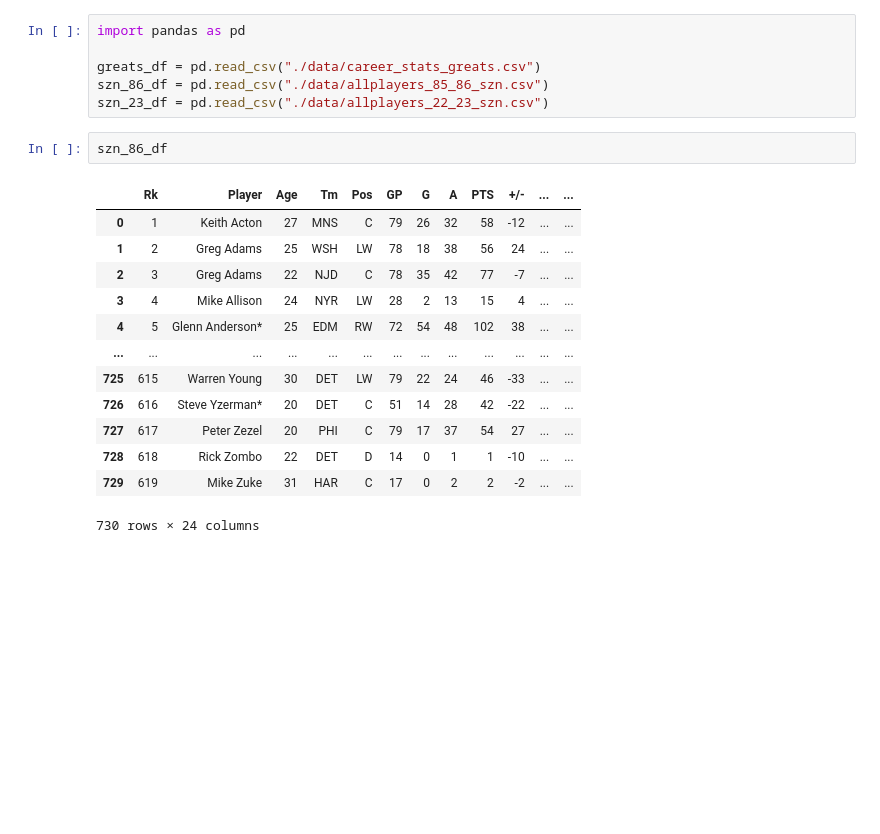
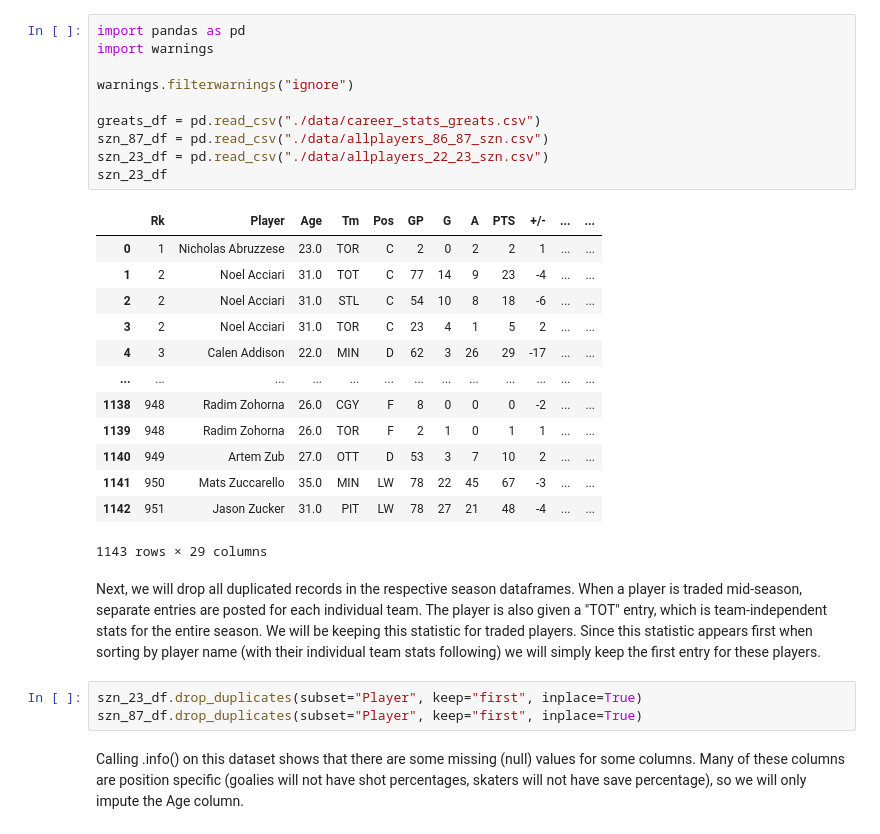
Before and after one commit to philbeet/How-Great-was-The-Great-One, a Jupyter notebook: main.ipynb, the cells around one changed output. Cells and saved outputs as stored; diff of their text form; blank space fills up the shorter version.

```diff
--- a/main.ipynb
+++ b/main.ipynb
@@ -1,22 +21,31 @@
 # %%
 import pandas as pd
+import warnings
+
+warnings.filterwarnings("ignore")
 
 greats_df = pd.read_csv("./data/career_stats_greats.csv")
-szn_86_df = pd.read_csv("./data/allplayers_85_86_szn.csv")
+szn_87_df = pd.read_csv("./data/allplayers_86_87_szn.csv")
 szn_23_df = pd.read_csv("./data/allplayers_22_23_szn.csv")
+szn_23_df
+# %% [output]
+|  | Rk | Player | Age | Tm | Pos | GP | G | A | PTS | +/- | ... | ... |
+| 0 | 1 | Nicholas Abruzzese | 23.0 | TOR | C | 2 | 0 | 2 | 2 | 1 | ... | ... |
+| 1 | 2 | Noel Acciari | 31.0 | TOT | C | 77 | 14 | 9 | 23 | -4 | ... | ... |
+| 2 | 2 | Noel Acciari | 31.0 | STL | C | 54 | 10 | 8 | 18 | -6 | ... | ... |
+| 3 | 2 | Noel Acciari | 31.0 | TOR | C | 23 | 4 | 1 | 5 | 2 | ... | ... |
+| 4 | 3 | Calen Addison | 22.0 | MIN | D | 62 | 3 | 26 | 29 | -17 | ... | ... |
+| ... | ... | ... | ... | ... | ... | ... | ... | ... | ... | ... | ... | ... |
+| 1138 | 948 | Radim Zohorna | 26.0 | CGY | F | 8 | 0 | 0 | 0 | -2 | ... | ... |
+| 1139 | 948 | Radim Zohorna | 26.0 | TOR | F | 2 | 1 | 0 | 1 | 1 | ... | ... |
+| 1140 | 949 | Artem Zub | 27.0 | OTT | D | 53 | 3 | 7 | 10 | 2 | ... | ... |
+| 1141 | 950 | Mats Zuccarello | 35.0 | MIN | LW | 78 | 22 | 45 | 67 | -3 | ... | ... |
+| 1142 | 951 | Jason Zucker | 31.0 | PIT | LW | 78 | 27 | 21 | 48 | -4 | ... | ... |
+1143 rows × 29 columns
-# %%
-szn_86_df
-# %% [output]
-|  | Rk | Player | Age | Tm | Pos | GP | G | A | PTS | +/- | ... | ... |
-| 0 | 1 | Keith Acton | 27 | MNS | C | 79 | 26 | 32 | 58 | -12 | ... | ... |
-| 1 | 2 | Greg Adams | 25 | WSH | LW | 78 | 18 | 38 | 56 | 24 | ... | ... |
-| 2 | 3 | Greg Adams | 22 | NJD | C | 78 | 35 | 42 | 77 | -7 | ... | ... |
-| 3 | 4 | Mike Allison | 24 | NYR | LW | 28 | 2 | 13 | 15 | 4 | ... | ... |
-| 4 | 5 | Glenn Anderson* | 25 | EDM | RW | 72 | 54 | 48 | 102 | 38 | ... | ... |
-| ... | ... | ... | ... | ... | ... | ... | ... | ... | ... | ... | ... | ... |
-| 725 | 615 | Warren Young | 30 | DET | LW | 79 | 22 | 24 | 46 | -33 | ... | ... |
-| 726 | 616 | Steve Yzerman* | 20 | DET | C | 51 | 14 | 28 | 42 | -22 | ... | ... |
-| 727 | 617 | Peter Zezel | 20 | PHI | C | 79 | 17 | 37 | 54 | 27 | ... | ... |
-| 728 | 618 | Rick Zombo | 22 | DET | D | 14 | 0 | 1 | 1 | -10 | ... | ... |
-| 729 | 619 | Mike Zuke | 31 | HAR | C | 17 | 0 | 2 | 2 | -2 | ... | ... |
-730 rows × 24 columns
+# %% [markdown]
+Next, we will drop all duplicated records in the respective season dataframes. When a player is traded mid-season, separate entries are posted for each individual team. The player is also given a "TOT" entry, which is team-independent stats for the entire season. We will be keeping this statistic for traded players. Since this statistic appears first when sorting by player name (with their individual team stats following) we will simply keep the first entry for these players.
+# %%
+szn_23_df.drop_duplicates(subset="Player", keep="first", inplace=True)
+szn_87_df.drop_duplicates(subset="Player", keep="first", inplace=True)
+# %% [markdown]
+Calling .info() on this dataset shows that there are some missing (null) values for some columns. Many of these columns are position specific (goalies will not have shot percentages, skaters will not have save percentage), so we will only impute the Age column.
```
Also changed, not shown: parts of 12 cells of this notebook, 2 other files.
